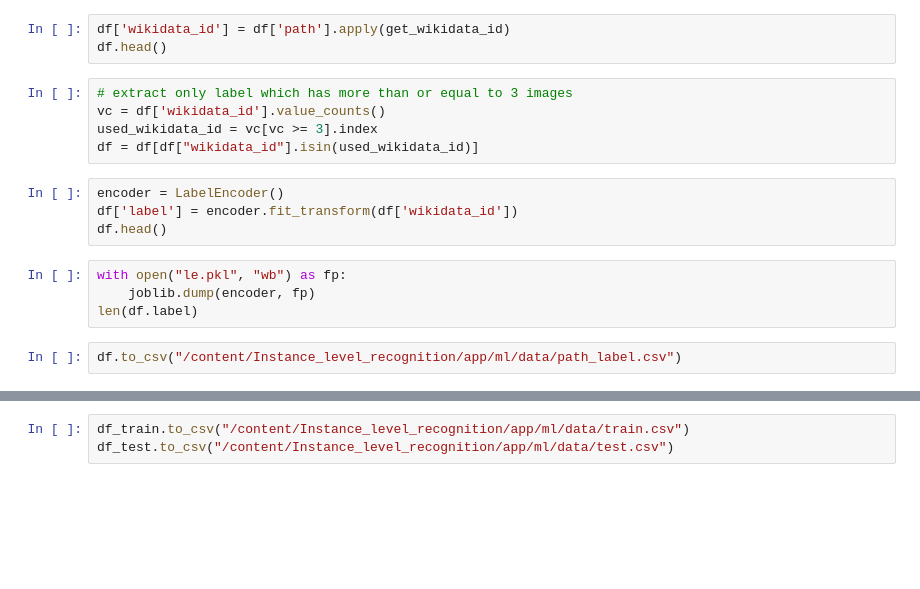
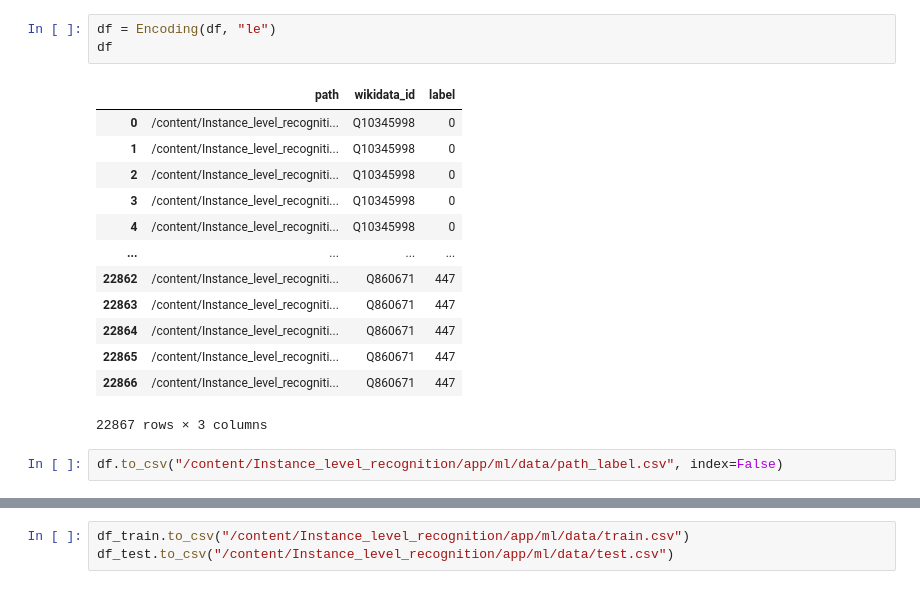
Before and after one commit to bird0401/Visual-Entity-Linking, a Jupyter notebook: app/ml/notebook/create_df.ipynb, the cells around one changed output, grey strips where cells are left out. Cells and saved outputs as stored; diff of their text form; blank space fills up the shorter version.

```diff
--- a/app/ml/notebook/create_df.ipynb
+++ b/app/ml/notebook/create_df.ipynb
@@ -28,18 +96,19 @@ def get_wikidata_id(path):
 # %%
-df['wikidata_id'] = df['path'].apply(get_wikidata_id)
-df.head()
+df = Encoding(df, "le")
+df
+# %% [output]
+|  | path | wikidata_id | label |
+| 0 | /content/Instance_level_recogniti... | Q10345998 | 0 |
+| 1 | /content/Instance_level_recogniti... | Q10345998 | 0 |
+| 2 | /content/Instance_level_recogniti... | Q10345998 | 0 |
+| 3 | /content/Instance_level_recogniti... | Q10345998 | 0 |
+| 4 | /content/Instance_level_recogniti... | Q10345998 | 0 |
+| ... | ... | ... | ... |
+| 22862 | /content/Instance_level_recogniti... | Q860671 | 447 |
+| 22863 | /content/Instance_level_recogniti... | Q860671 | 447 |
+| 22864 | /content/Instance_level_recogniti... | Q860671 | 447 |
+| 22865 | /content/Instance_level_recogniti... | Q860671 | 447 |
+| 22866 | /content/Instance_level_recogniti... | Q860671 | 447 |
+22867 rows × 3 columns
-# %%
-# extract only label which has more than or equal to 3 images
-vc = df['wikidata_id'].value_counts()
-used_wikidata_id = vc[vc >= 3].index
-df = df[df["wikidata_id"].isin(used_wikidata_id)]
-# %%
-encoder = LabelEncoder()
-df['label'] = encoder.fit_transform(df['wikidata_id'])
-df.head()
-# %%
-with open("le.pkl", "wb") as fp:
-    joblib.dump(encoder, fp)
-len(df.label)
 # %%
-df.to_csv("/content/Instance_level_recognition/app/ml/data/path_label.csv")
+df.to_csv("/content/Instance_level_recognition/app/ml/data/path_label.csv", index=False)
```
Also changed, not shown: parts of 32 cells of this notebook.
